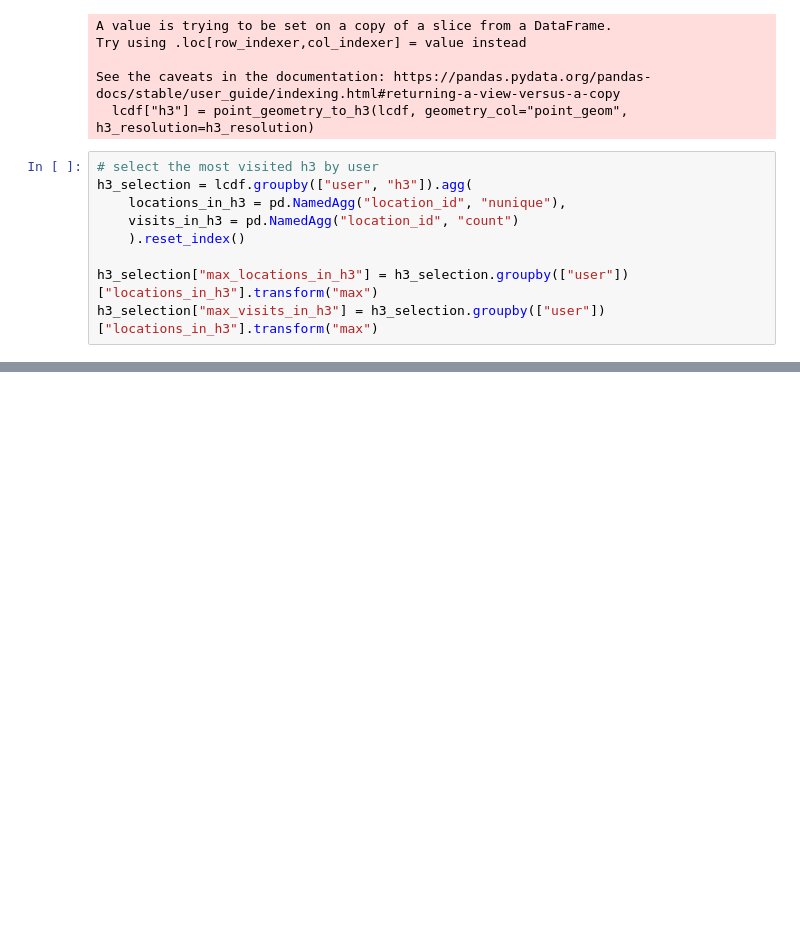
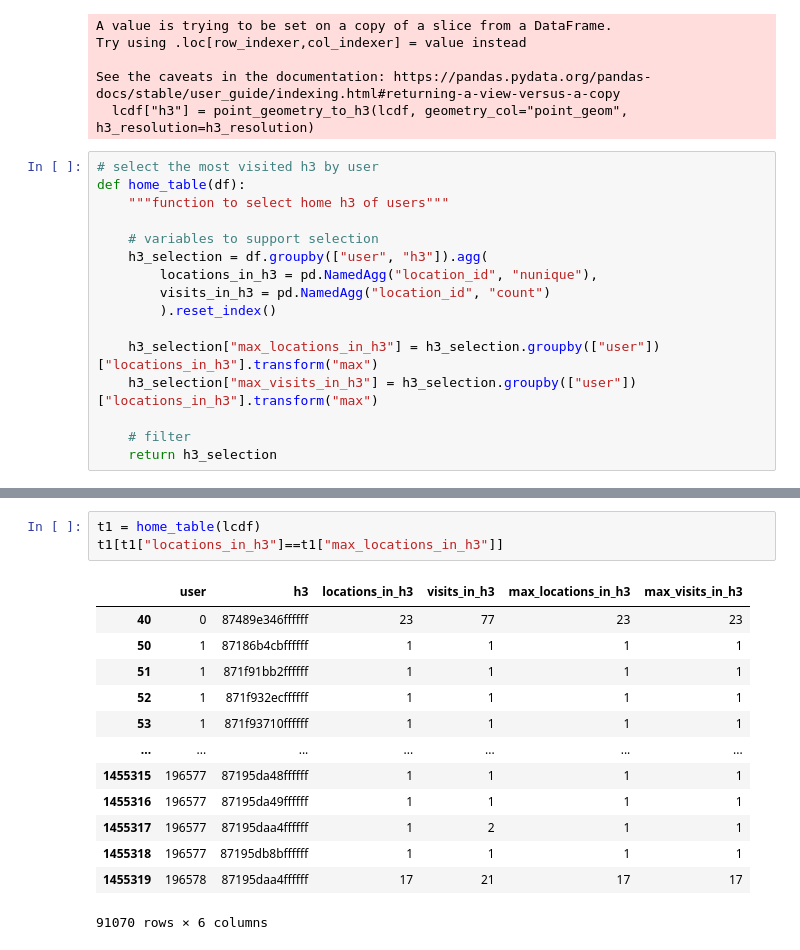
Before and after one commit to sandorjuhasz/gowalla_spatial_network, a Jupyter notebook: code/01_data_exploration.ipynb, the cells around one changed output, grey strips where cells are left out. Cells and saved outputs as stored; diff of their text form; blank space fills up the shorter version.

```diff
--- a/code/01_data_exploration.ipynb
+++ b/code/01_data_exploration.ipynb
@@ -116,10 +116,17 @@ See the caveats in the documentation: https://pandas.pydata.org/pandas-docs/stab
   lcdf["h3"] = point_geometry_to_h3(lcdf, geometry_col="point_geom", h3_resolution=h3_resolution)
 # %%
 # select the most visited h3 by user
-h3_selection = lcdf.groupby(["user", "h3"]).agg(
-    locations_in_h3 = pd.NamedAgg("location_id", "nunique"),
-    visits_in_h3 = pd.NamedAgg("location_id", "count")
-    ).reset_index()
+def home_table(df):
+    """function to select home h3 of users"""
 
-h3_selection["max_locations_in_h3"] = h3_selection.groupby(["user"])["locations_in_h3"].transform("max")
-h3_selection["max_visits_in_h3"] = h3_selection.groupby(["user"])["locations_in_h3"].transform("max")
+    # variables to support selection
+    h3_selection = df.groupby(["user", "h3"]).agg(
+        locations_in_h3 = pd.NamedAgg("location_id", "nunique"),
+        visits_in_h3 = pd.NamedAgg("location_id", "count")
+        ).reset_index()
+
+    h3_selection["max_locations_in_h3"] = h3_selection.groupby(["user"])["locations_in_h3"].transform("max")
+    h3_selection["max_visits_in_h3"] = h3_selection.groupby(["user"])["locations_in_h3"].transform("max")
+
+    # filter
+    return h3_selection
@@ -141,0 +149,17 @@ h3_selection
+# %%
+t1 = home_table(lcdf)
+t1[t1["locations_in_h3"]==t1["max_locations_in_h3"]]
+# %% [output]
+|  | user | h3 | locations_in_h3 | visits_in_h3 | max_locations_in_h3 | max_visits_in_h3 |
+| 40 | 0 | 87489e346ffffff | 23 | 77 | 23 | 23 |
+| 50 | 1 | 87186b4cbffffff | 1 | 1 | 1 | 1 |
+| 51 | 1 | 871f91bb2ffffff | 1 | 1 | 1 | 1 |
+| 52 | 1 | 871f932ecffffff | 1 | 1 | 1 | 1 |
+| 53 | 1 | 871f93710ffffff | 1 | 1 | 1 | 1 |
+| ... | ... | ... | ... | ... | ... | ... |
+| 1455315 | 196577 | 87195da48ffffff | 1 | 1 | 1 | 1 |
+| 1455316 | 196577 | 87195da49ffffff | 1 | 1 | 1 | 1 |
+| 1455317 | 196577 | 87195daa4ffffff | 1 | 2 | 1 | 1 |
+| 1455318 | 196577 | 87195db8bffffff | 1 | 1 | 1 | 1 |
+| 1455319 | 196578 | 87195daa4ffffff | 17 | 21 | 17 | 17 |
+91070 rows × 6 columns
```
Also changed, not shown: parts of 5 cells of this notebook.
